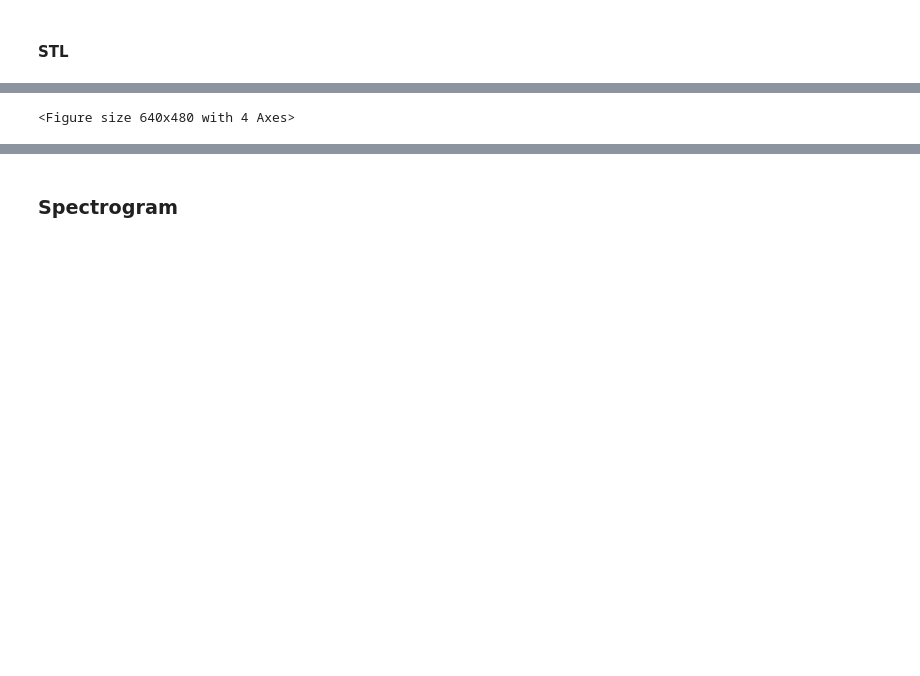
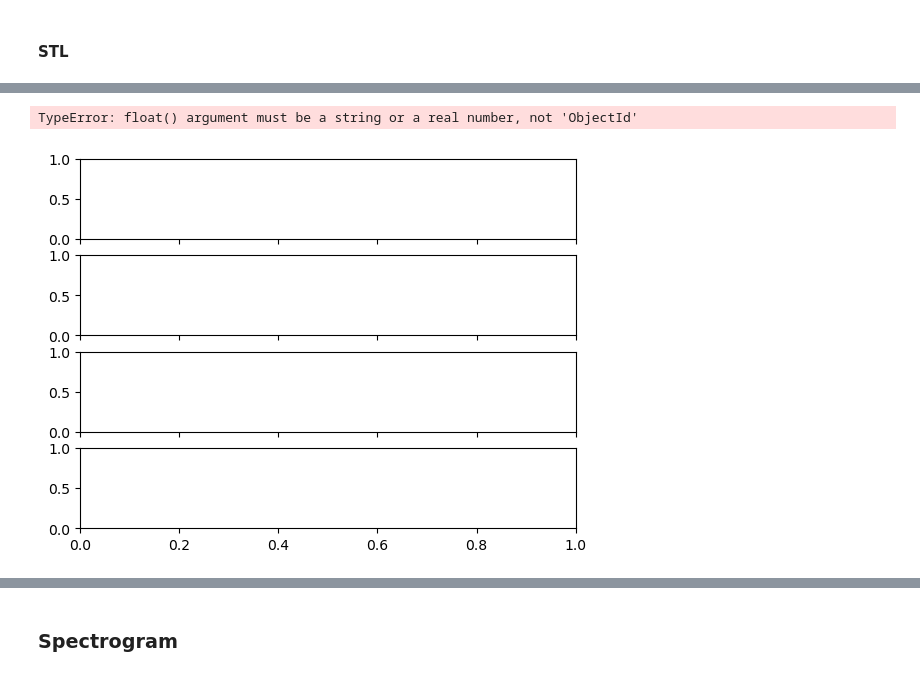
Before and after one commit to Satheris/IND320_SMAA, a Jupyter notebook: project/Assignment3.ipynb, the cells around one changed output, grey strips where cells are left out. Saved outputs shown, nothing was run; the diff lists cells and outputs as text; code cells hidden in the pictures; blank space fills up the shorter version.

```diff
--- a/project/Assignment3.ipynb
+++ b/project/Assignment3.ipynb
@@ -275,16 +310,16 @@ sub_df_elhub
 # %%
 from IPython.display import display
 
 periodLength = 7
 seasonalSmoother = 7
 trendSmoother = None
 robust = False
 
-stl = STL(sub_df_elhub, period=periodLength, seasonal=seasonalSmoother, trend=trendSmoother, robust=robust)
+stl = STL(sub_df_elhub['quantityKwh'], period=periodLength, seasonal=seasonalSmoother, trend=trendSmoother, robust=robust)
 
 res = stl.fit()
 fig = res.plot()
-# plt.show()
-display(fig)
+# fig.show()
 # %% [output]
-<Figure size 640x480 with 4 Axes>
+TypeError: float() argument must be a string or a real number, not 'ObjectId'
+[figure, added]
```
Also changed, not shown: parts of 6 cells of this notebook.
